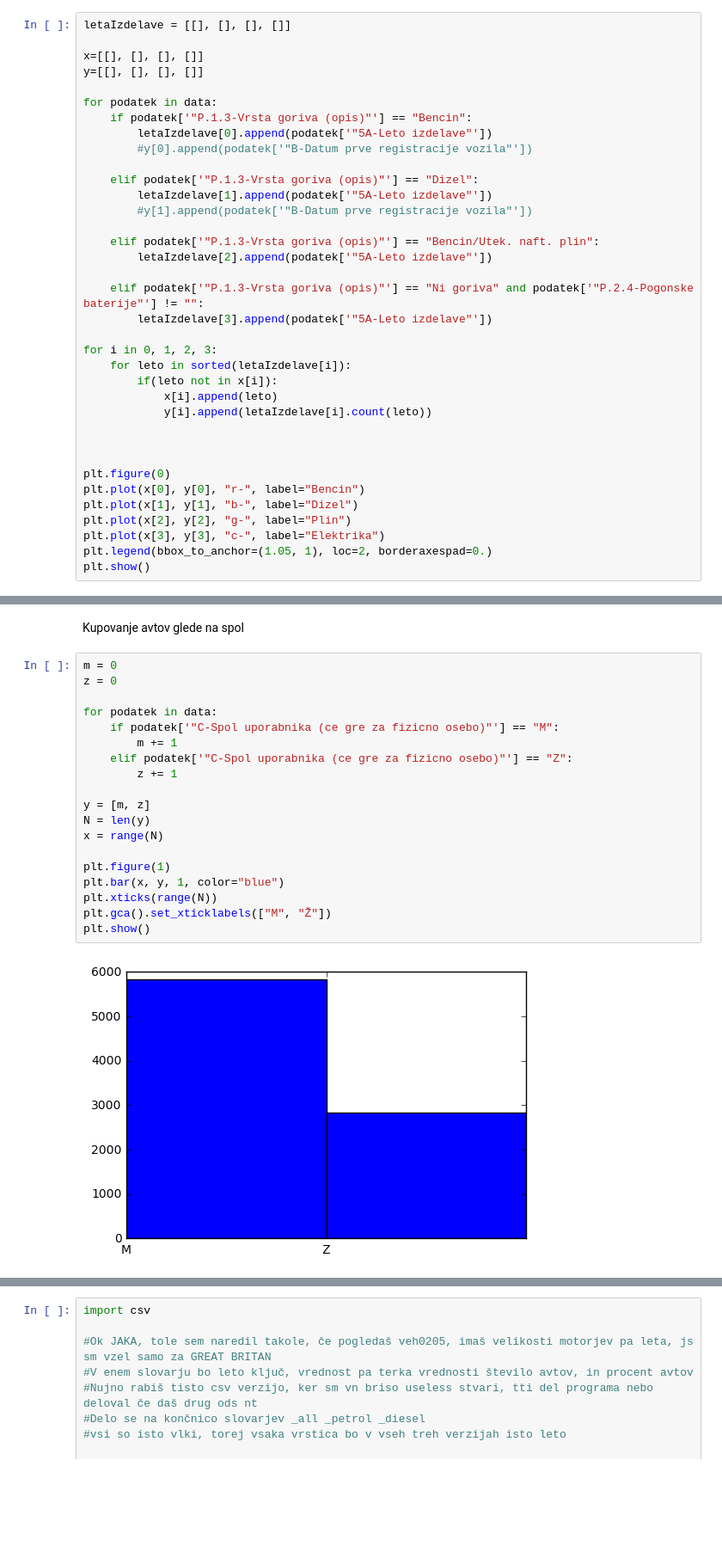
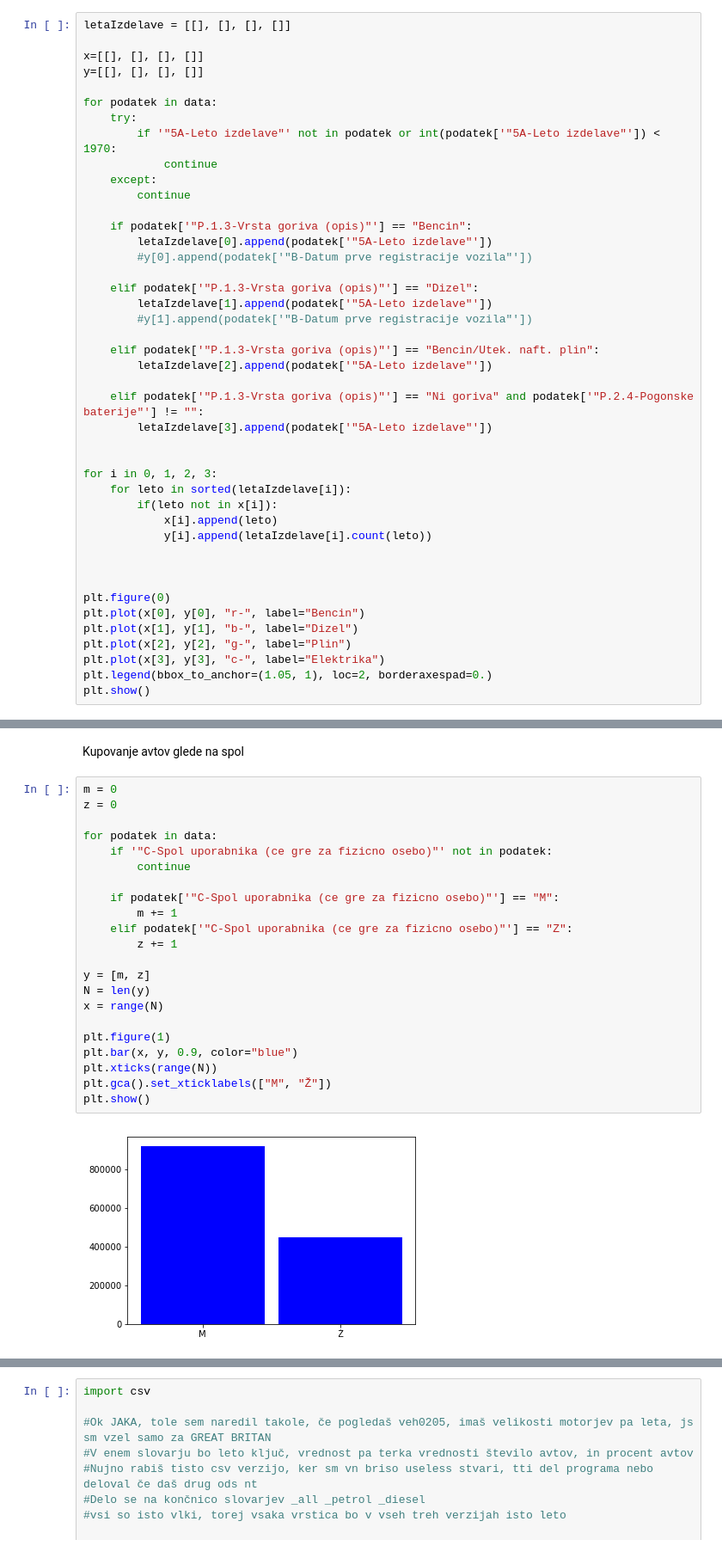
Before and after one commit to JakaJenko/PR18JJLVJH, a Jupyter notebook: Porocilo_Jaka.ipynb, the cells around one changed output, grey strips where cells are left out. Shown at 86% size. Drawn from its saved outputs; the diff is of its cells as text; blank space fills up the shorter version.

```diff
--- a/Porocilo_Jaka.ipynb
+++ b/Porocilo_Jaka.ipynb
@@ -84,6 +213,12 @@ x=[[], [], [], []]
 y=[[], [], [], []]
 
 for podatek in data:
+    try:
+        if '"5A-Leto izdelave"' not in podatek or int(podatek['"5A-Leto izdelave"']) < 1970:
+            continue
+    except:
+        continue
+
     if podatek['"P.1.3-Vrsta goriva (opis)"'] == "Bencin":
         letaIzdelave[0].append(podatek['"5A-Leto izdelave"'])
         #y[0].append(podatek['"B-Datum prve registracije vozila"'])
@@ -97,6 +232,7 @@ for podatek in data:
 
     elif podatek['"P.1.3-Vrsta goriva (opis)"'] == "Ni goriva" and podatek['"P.2.4-Pogonske baterije"'] != "":
         letaIzdelave[3].append(podatek['"5A-Leto izdelave"'])
+
 
 for i in 0, 1, 2, 3:
     for leto in sorted(letaIzdelave[i]):
@@ -120,24 +256,27 @@ Kupovanje avtov glede na spol
 # %%
 m = 0
 z = 0
 
 for podatek in data:
+    if '"C-Spol uporabnika (ce gre za fizicno osebo)"' not in podatek:
+        continue
+
     if podatek['"C-Spol uporabnika (ce gre za fizicno osebo)"'] == "M":
         m += 1
     elif podatek['"C-Spol uporabnika (ce gre za fizicno osebo)"'] == "Z":
         z += 1
 
 y = [m, z]
 N = len(y)
 x = range(N)
 
 plt.figure(1)
-plt.bar(x, y, 1, color="blue")
+plt.bar(x, y, 0.9, color="blue")
 plt.xticks(range(N))
 plt.gca().set_xticklabels(["M", "Ž"])
 plt.show()
 # %% [output]
-[figure, old version]
+[figure, new version]
 # %%
 #dict.setdefault(key, default=0)
 letaIzdelave = [[], [], []]
```
Also changed, not shown: parts of 9 cells of this notebook.
